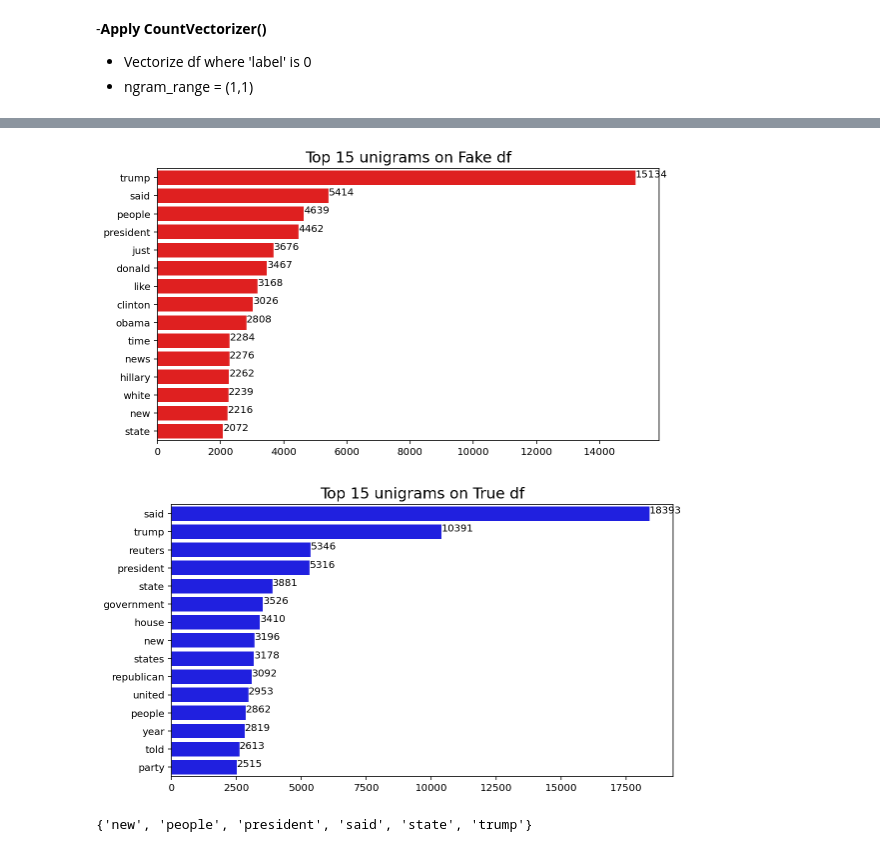
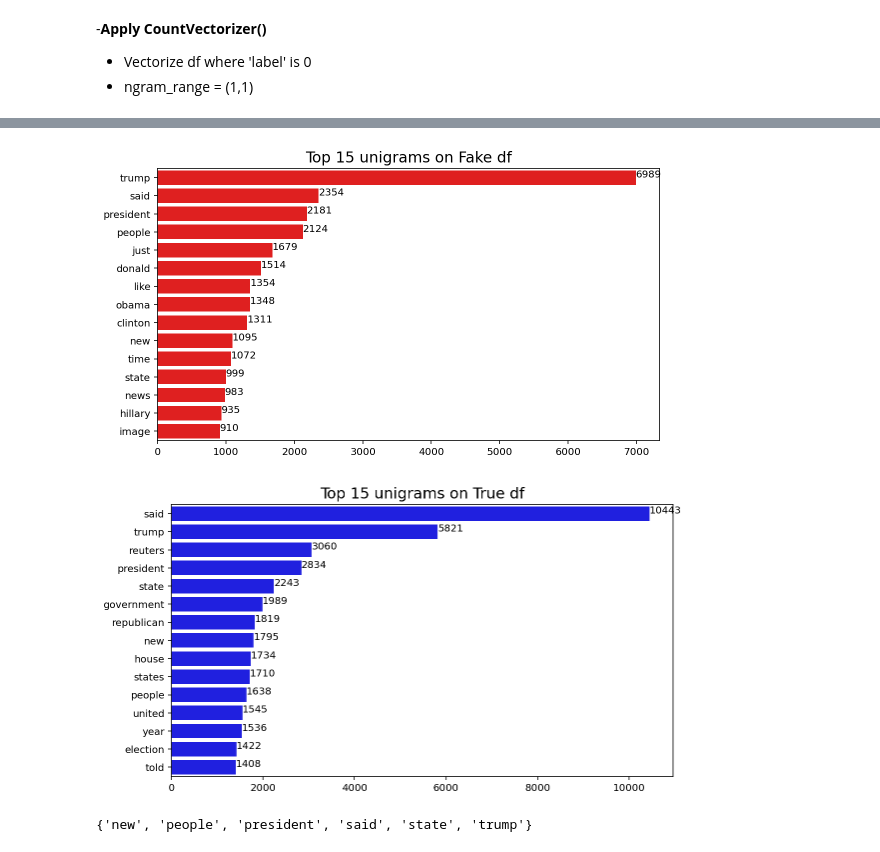
Before and after one commit to hyacob-89/fake_news_detector, a Jupyter notebook: fake_news_detector.ipynb, the cells around one changed output, grey strips where cells are left out. Cells and saved outputs as stored; diff of their text form; code cells hidden in the pictures.

```diff
--- a/fake_news_detector.ipynb
+++ b/fake_news_detector.ipynb
@@ -78,9 +168,0 @@ string.punctuation
-# %%
-#Function to remove Punctuation
-def remove_punct(text):
-    text_nopunct = "".join([char for char in text if char not in string.punctuation])# It will discard all punctuations
-    return text_nopunct
-
-df2['body_text_clean'] = df2['articletext'].apply(lambda x: remove_punct(x))
-
-df2.head()
@@ -94,11 +168,0 @@ df2.head()
-# %%
-import re
-# Function to Tokenize words
-def tokenize(text):
-    tokens = re.split('\W+', text) #W+ means that either a word character (A-Za-z0-9_) or a dash (-) can go there.
-    return tokens
-
-df2['body_text_tokenized'] = df2['body_text_clean'].apply(lambda x: tokenize(x.lower()))
-#We convert to lower as Python is case-sensitive.
-
-df2.head()
@@ -132,0 +201,6 @@ Shape: (8002, 3)
+# %%
+df2 = df2[df2.articletext.isna() == False]
+l =len(df2)
+print('rows after removing nans: ', l)
+rando = list(np.random.choice(l-2, 4001, replace=True))
+df2 =df2.iloc[rando]
@@ -207,19 +298,20 @@ bar_plot(df_domain.values, df_domain_index, 'Most Referenced Subjects for TrueNe
 *   ngram_range = (1,1)
 # %%
 # Set variables to show Fake Titles
-mask_on = df1['label'] == 1
-df_onion_titles = df1[mask_on]['articletext']
+mask_on = df2['label'] == 1
+df_news_titles = df2[mask_on]['articletext']
 
 # Instantiate a CountVectorizer
 cv1 = CountVectorizer(stop_words = 'english')
 
 # Fit and transform the vectorizer on our corpus
-onion_cvec = cv1.fit_transform(df_onion_titles)
+news_cvec = cv1.fit_transform(df_news_titles)
 
 # Convert onion_cvec into a DataFrame
-onion_cvec_df = pd.DataFrame(onion_cvec.toarray(),
+news_cvec_df = pd.DataFrame(news_cvec.toarray(),
                    columns=cv1.get_feature_names())
 
 # Inspect head of fake Titles cvec
-print(onion_cvec_df.shape)
+print(news_cvec_df.shape)
+# print(onion_cvec_df)
 # %% [output]
@@ -250,20 +342,20 @@ print(not_onion_cvec_df.shape)
 # %%
 # Set up variables to contain top 15 most used words in Fake df
-onion_wc = onion_cvec_df.sum(axis = 0)
-onion_top_5 = onion_wc.sort_values(ascending=False).head(15)
+news_wc = news_cvec_df.sum(axis = 0)
+news_top_5 = news_wc.sort_values(ascending=False).head(15)
 
 # Call function
-bar_plot(onion_top_5.values, onion_top_5.index, 'Top 15 unigrams on Fake df','r')
+bar_plot(news_top_5.values, news_top_5.index, 'Top 15 unigrams on Fake df','r')
 # %% [output]
-[figure, old version]
+[figure, new version]
 # %%
 # Set up variables to contain top 15 most used words in Onion
-nonion_wc = not_onion_cvec_df.sum(axis = 0)
-nonion_top_5 = nonion_wc.sort_values(ascending=False).head(15)
+nnews_wc = not_news_cvec_df.sum(axis = 0)
+nnews_top_5 = nnews_wc.sort_values(ascending=False).head(15)
 
 # Call function
-bar_plot(nonion_top_5.values, nonion_top_5.index, 'Top 15 unigrams on True df','b')
+bar_plot(nnews_top_5.values, nnews_top_5.index, 'Top 15 unigrams on True df','b')
 # %% [output]
-[figure, old version]
+[figure, new version]
 # %%
 # Create list of unique words in top five
```
Also changed, not shown: parts of 61 cells of this notebook.
